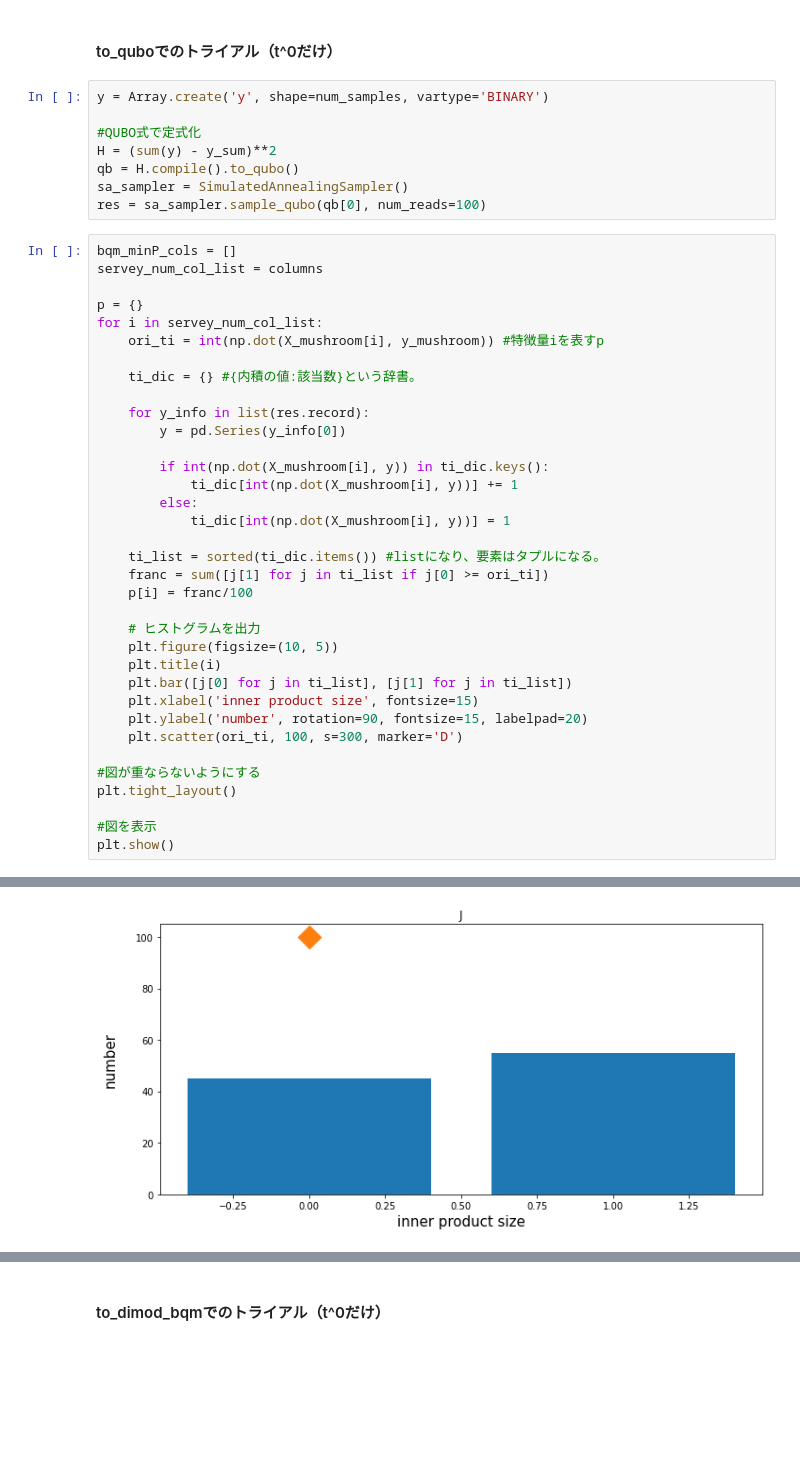
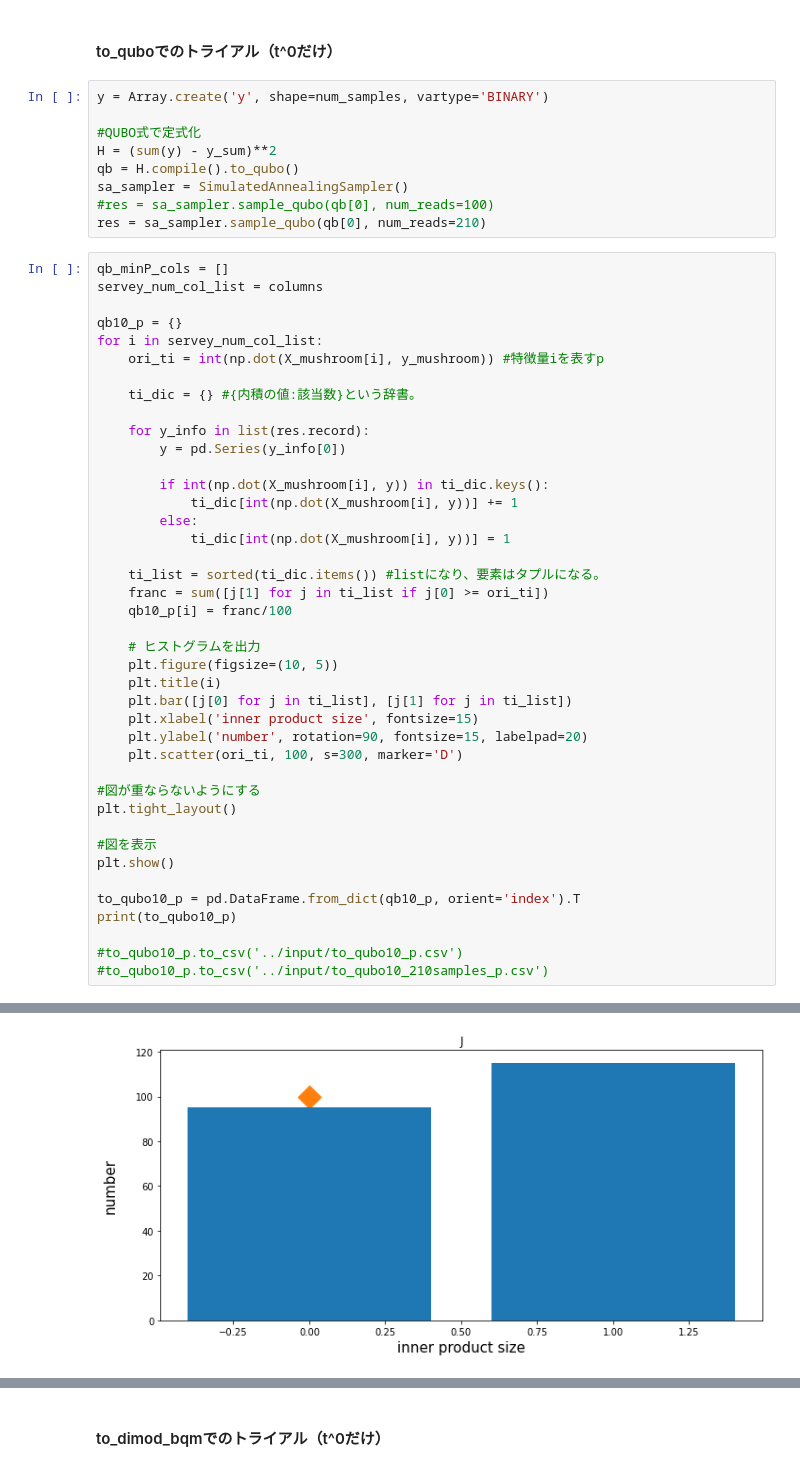
Before and after one commit to twinkle13531/master_degree, a Jupyter notebook: 202008/scripts/Add_features_10_numread100_neal.ipynb, the cells around one changed output, grey strips where cells are left out. Drawn from its saved outputs; the diff is of its cells as text; blank space fills up the shorter version.

Commit message:
make 210 samples, compare P values, plot bars

```diff
--- a/202008/scripts/Add_features_10_numread100_neal.ipynb
+++ b/202008/scripts/Add_features_10_numread100_neal.ipynb
@@ -68,12 +68,13 @@ y = Array.create('y', shape=num_samples, vartype='BINARY')
 H = (sum(y) - y_sum)**2
 qb = H.compile().to_qubo()
 sa_sampler = SimulatedAnnealingSampler()
-res = sa_sampler.sample_qubo(qb[0], num_reads=100)
+#res = sa_sampler.sample_qubo(qb[0], num_reads=100)
+res = sa_sampler.sample_qubo(qb[0], num_reads=210)
 # %%
-bqm_minP_cols = []
+qb_minP_cols = []
 servey_num_col_list = columns
 
-p = {}
+qb10_p = {}
 for i in servey_num_col_list:
     ori_ti = int(np.dot(X_mushroom[i], y_mushroom)) #特徴量iを表すp
 
@@ -89,7 +90,7 @@ for i in servey_num_col_list:
 
     ti_list = sorted(ti_dic.items()) #listになり、要素はタプルになる。
     franc = sum([j[1] for j in ti_list if j[0] >= ori_ti])
-    p[i] = franc/100
+    qb10_p[i] = franc/100
 
     # ヒストグラムを出力
     plt.figure(figsize=(10, 5))
@@ -104,4 +105,10 @@ plt.tight_layout()
 
 #図を表示
 plt.show()
+
+to_qubo10_p = pd.DataFrame.from_dict(qb10_p, orient='index').T
+print(to_qubo10_p)
+
+#to_qubo10_p.to_csv('../input/to_qubo10_p.csv')
+#to_qubo10_p.to_csv('../input/to_qubo10_210samples_p.csv')
 # %% [output]
@@ -117 +124 @@ plt.show()
-[figure, old version]
+[figure, new version]
```
Also changed, not shown: parts of 3 cells of this notebook, 2 other files.
